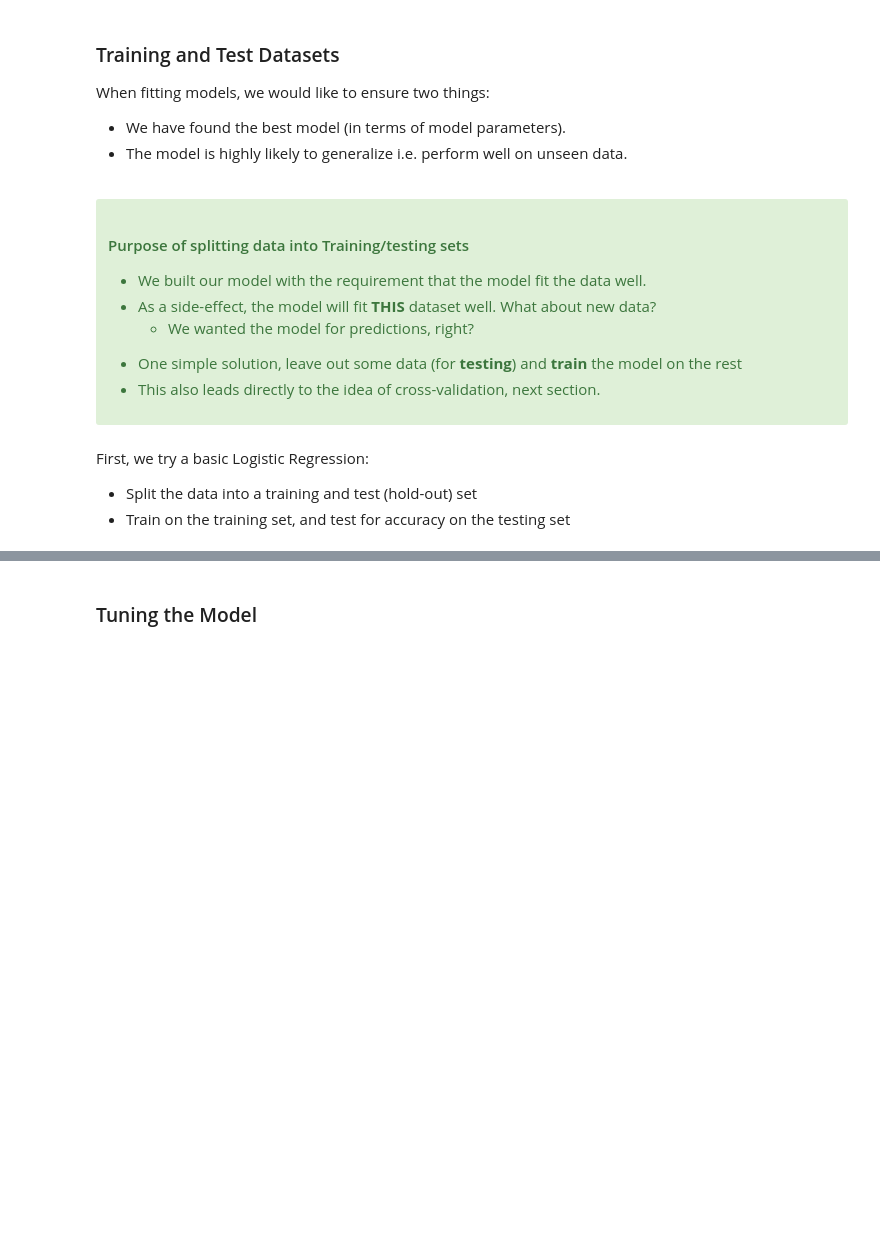
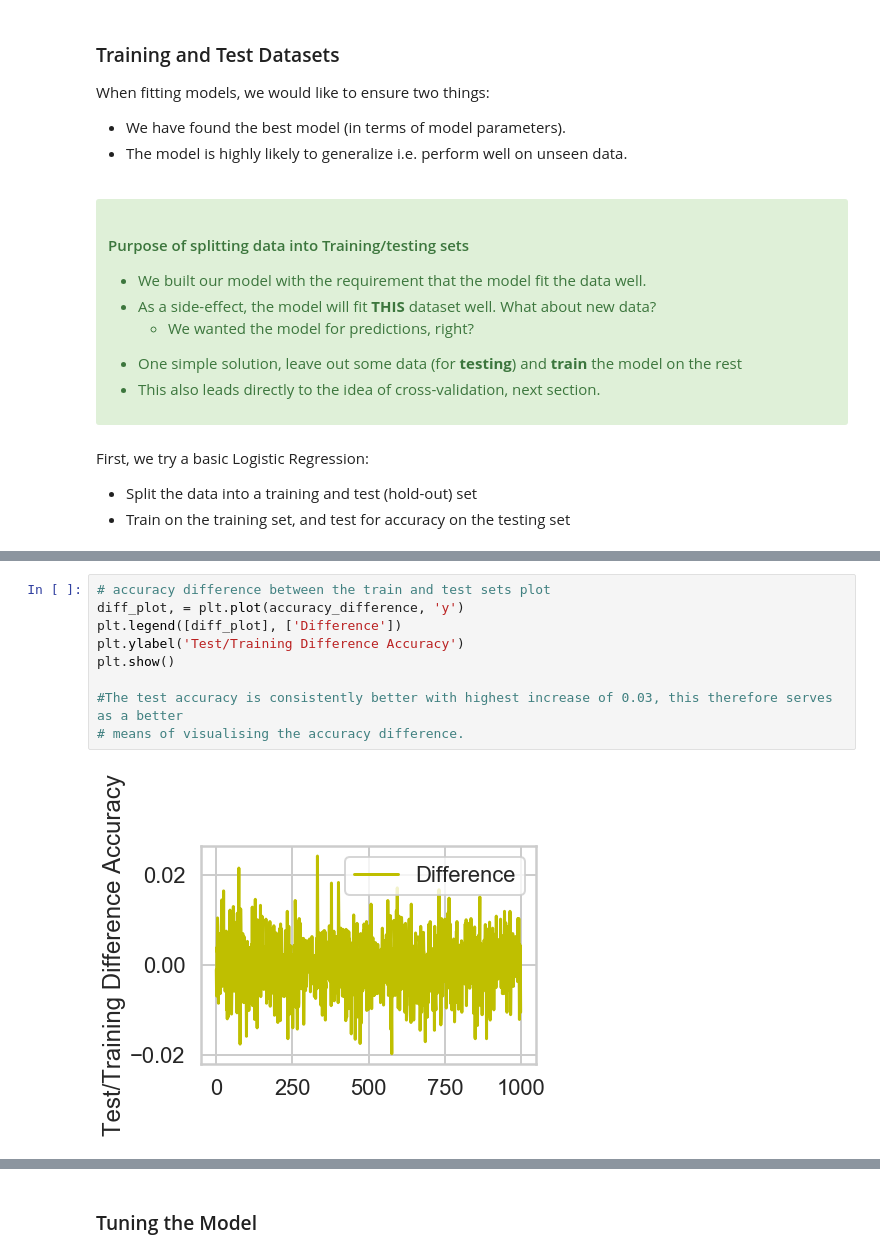
Before and after one commit to dzekem/Logistic-regression, a Jupyter notebook: Mini_Project_Logistic_Regression.ipynb, the cells around one changed output, grey strips where cells are left out. Cells and saved outputs as stored; diff of their text form; blank space fills up the shorter version.

```diff
--- a/Mini_Project_Logistic_Regression.ipynb
+++ b/Mini_Project_Logistic_Regression.ipynb
@@ -171,0 +241,11 @@ print(accuracy_score(clf.predict(Xtestlr), ytestlr))
+# %%
+# accuracy difference between the train and test sets plot
+diff_plot, = plt.plot(accuracy_difference, 'y')
+plt.legend([diff_plot], ['Difference'])
+plt.ylabel('Test/Training Difference Accuracy')
+plt.show()
+
+#The test accuracy is consistently better with highest increase of 0.03, this therefore serves as a better
+# means of visualising the accuracy difference.
+# %% [output]
+[figure, added]
```
Also changed, not shown: parts of 10 cells of this notebook.
